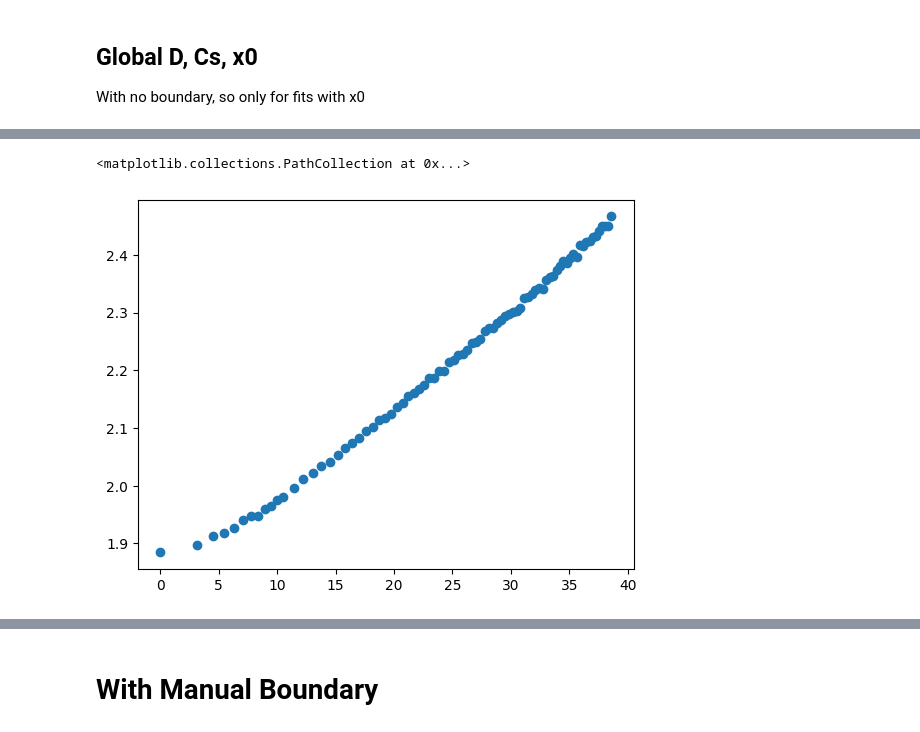
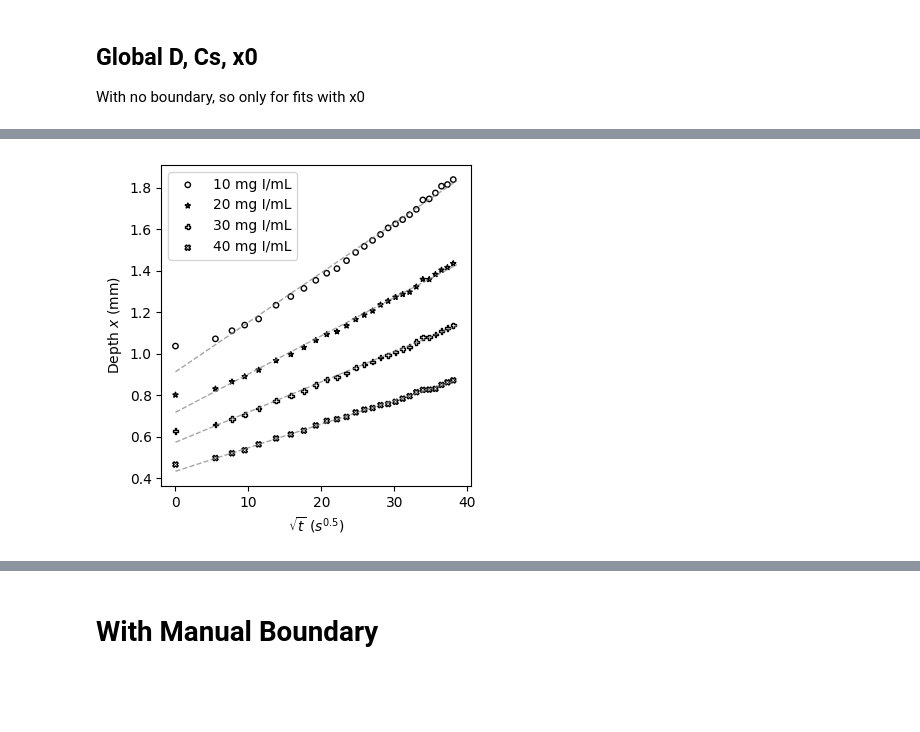
Before and after one commit to isaackh28/diff_tests, a Jupyter notebook: notebook_1.ipynb, the cells around one changed output, grey strips where cells are left out. Saved outputs shown, nothing was run; the diff lists cells and outputs as text; code cells hidden in the pictures; blank space fills up the shorter version.

```diff
--- a/notebook_1.ipynb
+++ b/notebook_1.ipynb
@@ -89,0 +273,7 @@ plt.show()
+# %%
+results_semi = []
+with alive_bar(len(configs_b), title = "Fitting configs", force_tty = True) as bar:
+    for cfg in configs_b:
+        result = fitting.fit_diffusion(conc_b, depth_b, time_b, cfg)
+        results_semi.append(result)
+        bar()
@@ -205,0 +490,6 @@ np.float64(1.992)
+# %%
+c_null_list = [10, 20, 30, 40]
+icd_results = [icd_method(c_null, conc, time) for c_null in c_null_list]
+
+for r in icd_results:
+    print(f"{r["c_null"]} mg I/mL: {r["intercept"]:.2f} [{r["ci_d"]}] (r2 = {r["r2"]:.3f})")
@@ -205,0 +501,3 @@ np.float64(1.992)
+# %%
+for r in icd_results:
+    print(f"{r["intercept"]}")
@@ -263,9 +566,37 @@ plt.show()
 # %%
-fig, ax = plt.subplots()
-ax.scatter(t_front, x_front, marker = "o")
+fig, ax = plt.subplots(figsize = (4, 4))
+cats = [str(c) + " mg I /mL" for c in c_null_list]
+markers = ["o", "*", "P", "X"]
+
+for i, r in enumerate(icd_results):
+        t_front = r["t_0.5"]
+        x_front = r["iso_front"]
+        c_null = r["c_null"]
+        intercept = r["intercept"]
+        slope = r["slope"]
+
+        ax.scatter(t_front[::3], x_front[::3],
+                marker = markers[i],
+                edgecolors = "black",
+                facecolors = "none",
+                s  = 15,
+                label = f"{c_null} mg I/mL")
+        ax.set_xlabel(f"$\\sqrt{{t}}$ ($s^{{0.5}}$)")
+        ax.set_ylabel(f"Depth $x$ (mm)")
+
+        # plot regression line
+        x_reg = np.linspace(0, np.nanmax(t_front), len(t_front))
+        y_reg = slope * x_reg + intercept
+        ax.plot(x_reg, y_reg,
+                linestyle = "--",
+                c = "grey",
+                alpha = 0.7,
+                linewidth = 1)
+plt.legend()
+plt.tight_layout()
+plt.show()
 # %% [output]
-<matplotlib.collections.PathCollection at 0x...>
-[figure, old version]
+[figure, new version]
 # %%
 rows = []
 
```
Also changed, not shown: parts of 37 cells of this notebook, 1 other file.
